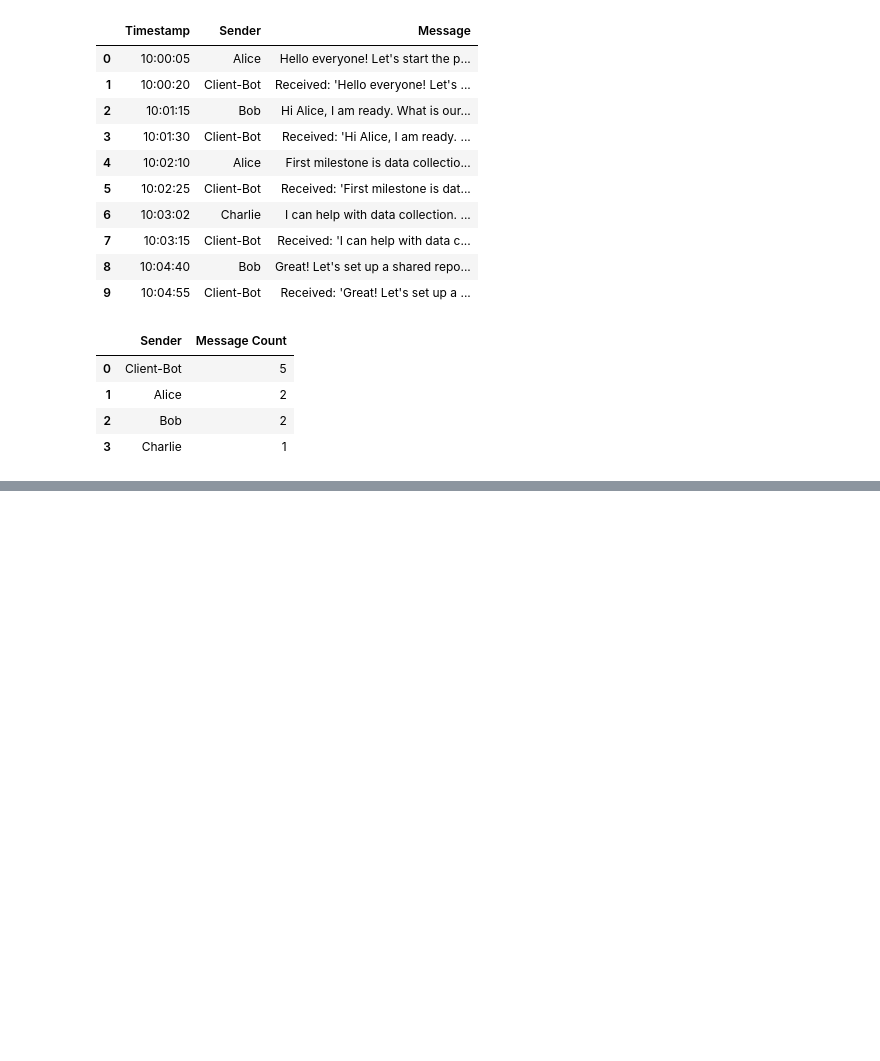
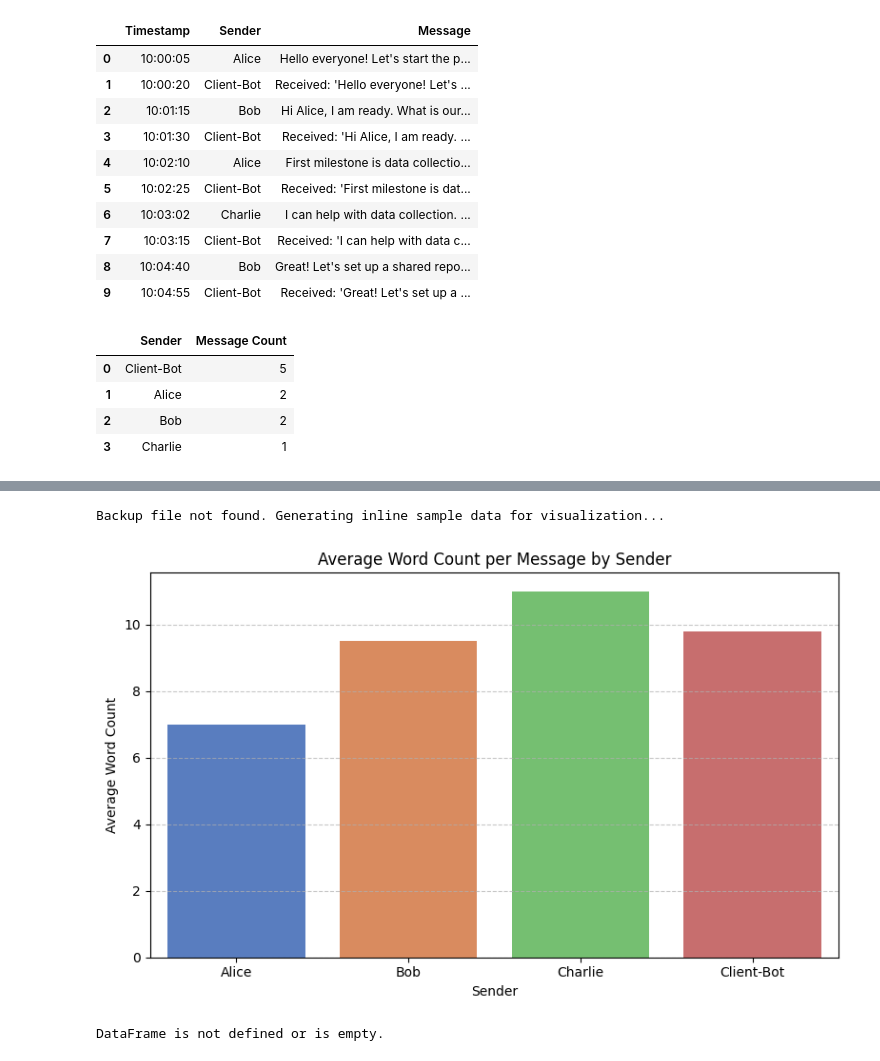
Before and after one commit to JacekDrzycimski/6tunnel, a Jupyter notebook: Comms_3_UI.ipynb, the cells around one changed output, grey strips where cells are left out. Saved outputs shown, nothing was run; the diff lists cells and outputs as text; code cells hidden in the pictures; blank space fills up the shorter version.

```diff
--- a/Comms_3_UI.ipynb
+++ b/Comms_3_UI.ipynb
@@ -466,0 +564,16 @@ else:
+# %%
+if 'human_messages' in globals() and not human_messages.empty:
+    # Create a copy to prevent SettingWithCopyWarning
+    avg_word_df = human_messages.copy()
+
+    # Calculate word count for each message
+    avg_word_df['Word_Count'] = avg_word_df['Message'].astype(str).apply(lambda x: len(x.split()))
+
+    # Group by sender and calculate the mean
+    sender_avg_words = avg_word_df.groupby('Sender')['Word_Count'].mean().reset_index()
+    sender_avg_words.columns = ['Sender', 'Average Word Count']
+
+    print("### Average Word Count per Message by Human Sender ###")
+    display(sender_avg_words)
+else:
+    print("The 'human_messages' DataFrame is empty or not defined. Please run the setup cells above first.")
@@ -466,0 +586,63 @@ else:
+# %%
+import matplotlib.pyplot as plt
+import seaborn as sns
+import pandas as pd
+import os
+
+# Ensure 'df' is loaded, fallback to inline sample data if missing
+if 'df' not in globals() or df.empty:
+    file_path = 'chat_history_backup.json'
+    if os.path.exists(file_path):
+        df = pd.read_json(file_path)
+        if not df.empty and len(df.columns) == 3:
+            df.columns = ['Timestamp', 'Sender', 'Message']
+        print("Successfully loaded 'df' from backup for visualization.")
+    else:
+        print("Backup file not found. Generating inline sample data for visualization...")
+        sample_messages = [
+            ("10:00:05", "Alice", "Hello everyone! Let's start the project discussion."),
+            ("10:00:20", "Client-Bot", "Received: 'Hello everyone! Let's start the project discussion.'"),
+            ("10:01:15", "Bob", "Hi Alice, I am ready. What is our first milestone?"),
+            ("10:01:30", "Client-Bot", "Received: 'Hi Alice, I am ready. What is our first milestone?'"),
+            ("10:02:10", "Alice", "First milestone is data collection and preparation."),
+            ("10:02:25", "Client-Bot", "Received: 'First milestone is data collection and preparation.'"),
+            ("10:03:02", "Charlie", "I can help with data collection. I have some sample scripts."),
+            ("10:03:15", "Client-Bot", "Received: 'I can help with data collection. I have some sample scripts.'"),
+            ("10:04:40", "Bob", "Great! Let's set up a shared repository for that."),
+            ("10:04:55", "Client-Bot", "Received: 'Great! Let's set up a shared repository for that.'")
+        ]
+        df = pd.DataFrame(sample_messages, columns=['Timestamp', 'Sender', 'Message'])
+
+if 'df' in globals() and not df.empty:
+    # Calculate word count for each message
+    temp_df = df.copy()
+    temp_df['Word_Count'] = temp_df['Message'].astype(str).apply(lambda x: len(x.split()))
+
+    # Group by sender and calculate the mean
+    sender_avg_words = temp_df.groupby('Sender')['Word_Count'].mean().reset_index()
+    sender_avg_words.columns = ['Sender', 'Average Word Count']
+
+    # Plotting
+    plt.figure(figsize=(8, 5))
+    sns.barplot(data=sender_avg_words, x='Sender', y='Average Word Count', hue='Sender', palette='muted', legend=False)
+    plt.title('Average Word Count per Message by Sender')
+    plt.xlabel('Sender')
+    plt.ylabel('Average Word Count')
+    plt.grid(axis='y', linestyle='--', alpha=0.7)
+    plt.tight_layout()
+    plt.show()
+else:
+    print("Could not visualize because data is unavailable.")
+# %% [output]
+Backup file not found. Generating inline sample data for visualization...
+[figure, added]
+# %%
+if 'df' in globals() and not df.empty:
+    export_to_csv(df, output_filename='chat_history_export.csv')
+    # Display the first few rows of the exported CSV to verify
+    exported_df = pd.read_csv('chat_history_export.csv')
+    display(exported_df.head())
+else:
+    print('DataFrame is not defined or is empty.')
+# %% [output]
+DataFrame is not defined or is empty.
```
Also changed, not shown: parts of 19 cells of this notebook.
